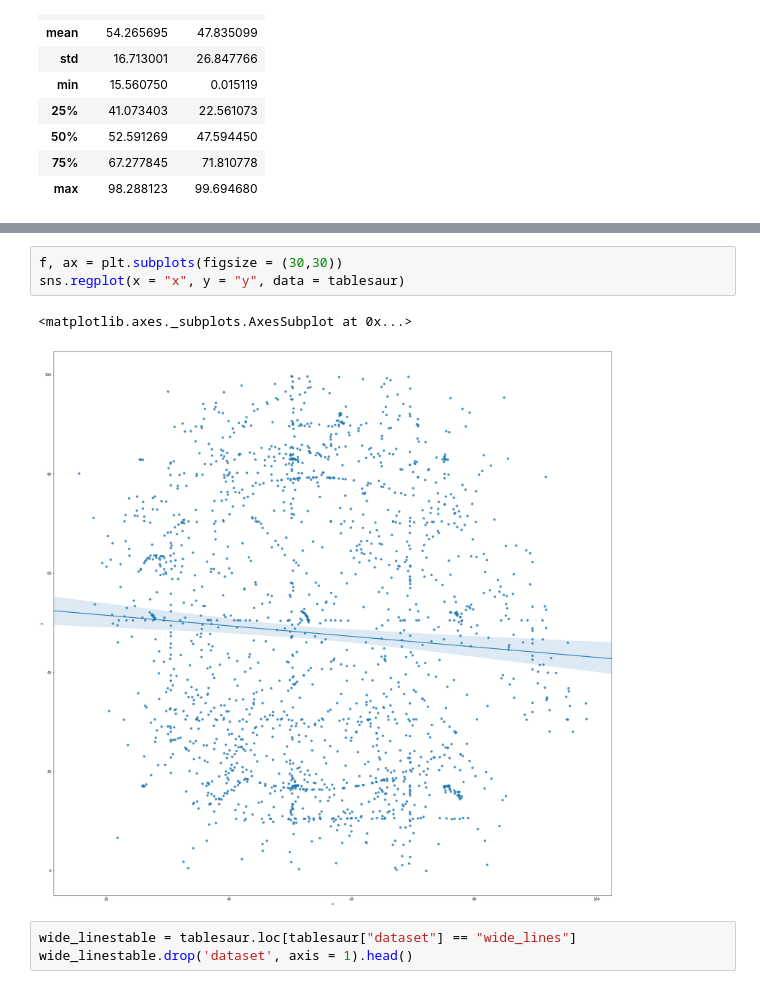
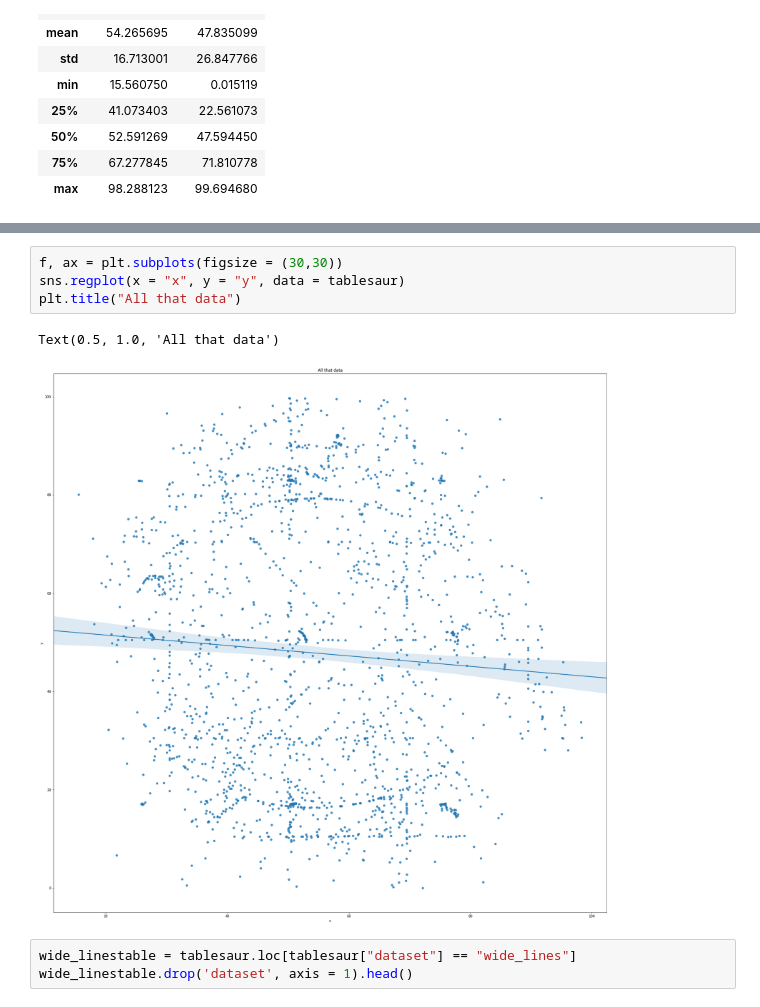
Before and after one commit to TSGreenwood/datasaurus_visual_explorations, a Jupyter notebook: same_stats_different_graphs.ipynb, the cells around one changed output, grey strips where cells are left out. Cells and saved outputs as stored; diff of their text form.

Commit message:
further visualizations and analysis

```diff
--- a/same_stats_different_graphs.ipynb
+++ b/same_stats_different_graphs.ipynb
@@ -76,9 +76,10 @@ Warnings:
 # %%
 f, ax = plt.subplots(figsize = (30,30))
 sns.regplot(x = "x", y = "y", data = tablesaur)
+plt.title("All that data")
 # %% [output]
-<matplotlib.axes._subplots.AxesSubplot at 0x...>
+Text(0.5, 1.0, 'All that data')
-[figure, old version]
+[figure, new version]
 # %%
 wide_linestable = tablesaur.loc[tablesaur["dataset"] == "wide_lines"]
 wide_linestable.drop('dataset', axis = 1).head()
```
Also changed, not shown: parts of 16 cells of this notebook.
